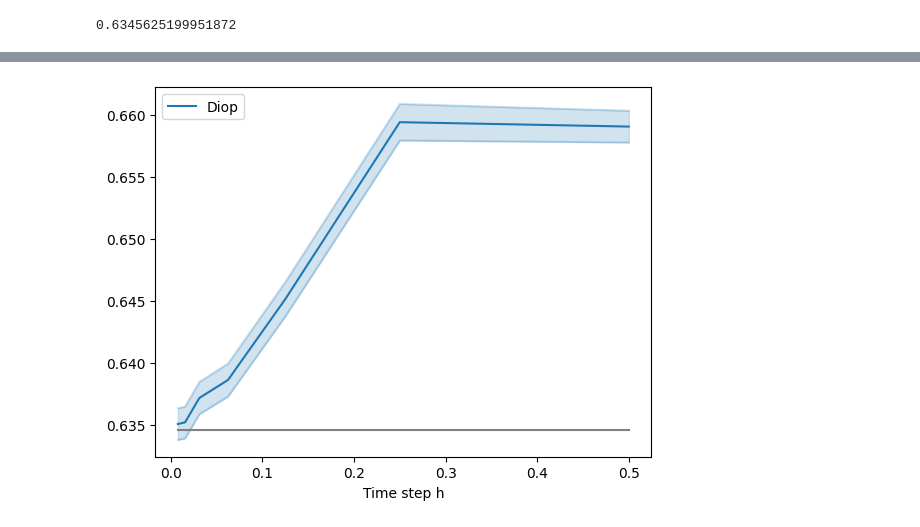
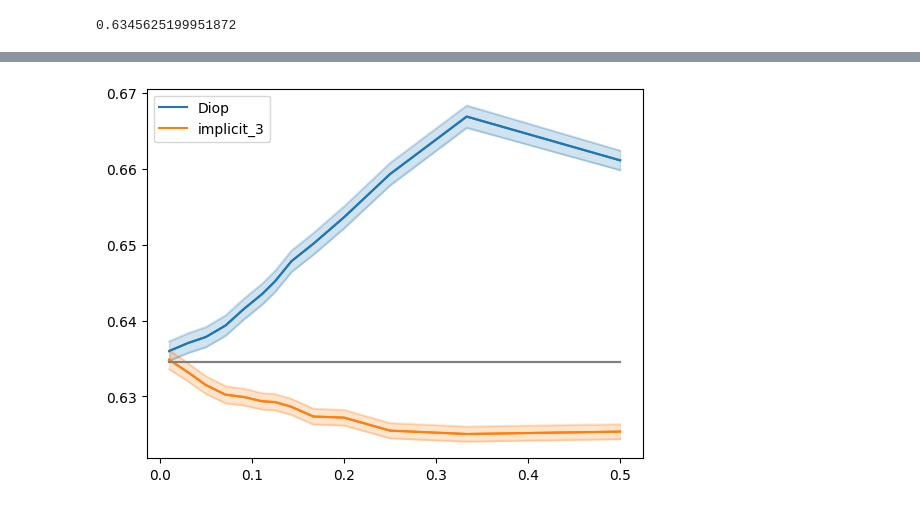
Before and after one commit to ziruNIu/project-Monte-Carlo, a Jupyter notebook: heston.ipynb, the cells around one changed output, grey strips where cells are left out. Cells and saved outputs as stored; diff of their text form; code cells hidden in the pictures.

Commit message:
add implicit_3 in heston and clean notebook

```diff
--- a/heston.ipynb
+++ b/heston.ipynb
@@ -77,16 +78,19 @@ def monte_carlo(sample, name='', proba=0.95):
     return result
 # %%
-def compute_call_heston(heston, scheme, steps, K, M = 10000):
-    result = None
-    sdict = { "Diop": heston.paths_euler_diop , "D-D": heston.paths_euler_dd}
+def compute_call_heston(heston, scheme_types, steps, K, M = 10000):
+    results = pd.DataFrame(index = ["Mean","Var","Lower bound", "Upper bound"],
+                           columns=pd.MultiIndex.from_product([scheme_types, steps], names=['type', 'step']), dtype=float)
+
 
     for N in steps:
         dW1 = np.sqrt(heston.T / N) * rng.standard_normal((N, M))
         dW2 = np.sqrt(heston.T / N) * rng.standard_normal((N, M))
-        paths, vol = sdict[scheme](dW1,dW2)
-        payoffs = np.exp(-heston.r * heston.T)* np.maximum(paths[N] - K, 0)
-        result = pd.concat([result, monte_carlo(payoffs, f'{scheme}, N = {N}')], axis = 1)
-    return result
+        for scheme_type in scheme_types:
+            paths, vol = heston.paths_euler(scheme_type,dW1, dW2)
+            payoffs = np.exp(-heston.r * heston.T)* np.maximum(paths[N] - K, 0)
+            results.loc[:,(scheme_type, N)] = monte_carlo(payoffs)
+    # results = results.T
+    return results.T.assign(step_width = lambda df: 1/df.index.get_level_values('step').to_numpy())
 # %%
 heston = Heston(**params)
 K = 0.5
@@ -96,6 +100,9 @@ exact_price = heston.call(K)
 exact_price
 # %% [output]
 0.6345625199951872
+# %%
+step_width = np.linspace(0.01,0.4,20)
+steps = np.unique(np.round(1/step_width).astype(int))
 # %%
-steps = 2**np.arange(1,8)
-res_Diop = compute_call_heston(heston, "Diop", steps, K = 0.5, M=M)
+# steps = 2**np.arange(1,8)
+res_Diop = compute_call_heston(heston, ["Diop","implicit_3"], steps, K = 0.5, M=M)
@@ -110,17 +109,17 @@ res_Diop
 # %%
-fig = plt.figure()
-ress = [res_Diop.values]
-names = ['Diop']
-colors = ['C0', 'C1']
-for res, name, color in zip(ress, names, colors):
-    m, up, down = [res[0], res[2], res[3]]
+def plot_confidence_interval(df,idx):
+    name, df = df
+    color = f'C{idx}'
+    step_width, m, up, down = (df.step_width.to_numpy(),df.Mean.to_numpy(), df['Upper bound'].to_numpy(),df['Lower bound'].to_numpy())
+    plt.plot(step_width, df.Mean)
     plt.plot(1/steps, m, color=color, label=name)
     plt.plot(1/steps, up, color=color, alpha=0.2)
     plt.plot(1/steps, down, color=color, alpha=0.2)
     plt.fill_between(1/steps, up, down, color=color, alpha=0.2)
     plt.plot(1/steps, exact_price*np.ones(len(steps)), color='grey')
-plt.xlabel('Time step h')
-plt.legend()
-plt.show()
-# %% [output]
-[figure, removed]
+# %%
+for idxs, df in enumerate(res_Diop.groupby(level=0)):
+    plot_confidence_interval(df,idxs)
+    plt.legend()
+# %% [output]
+[figure, added]
```
Also changed, not shown: parts of 5 cells of this notebook, 1 other file.
